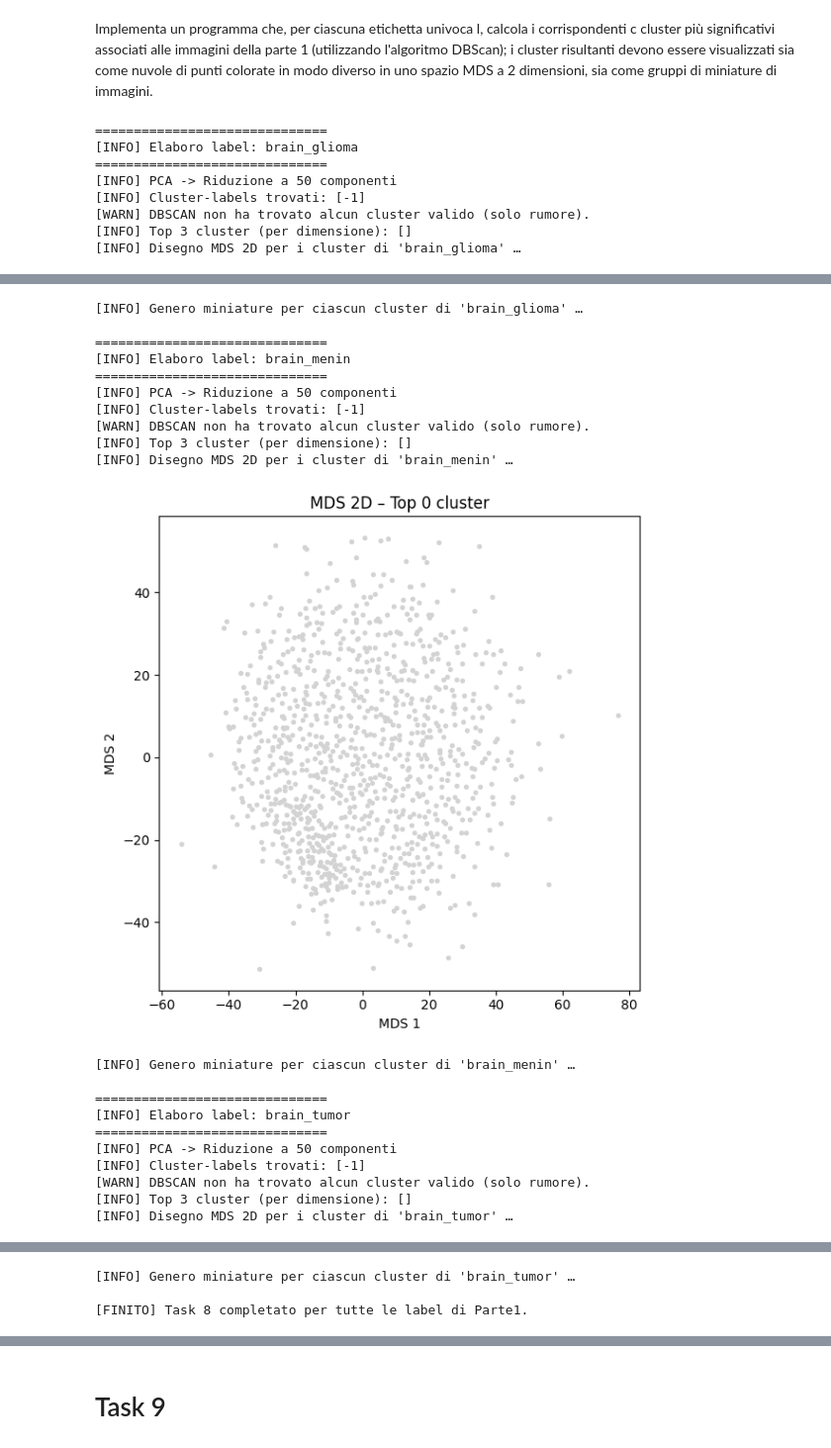
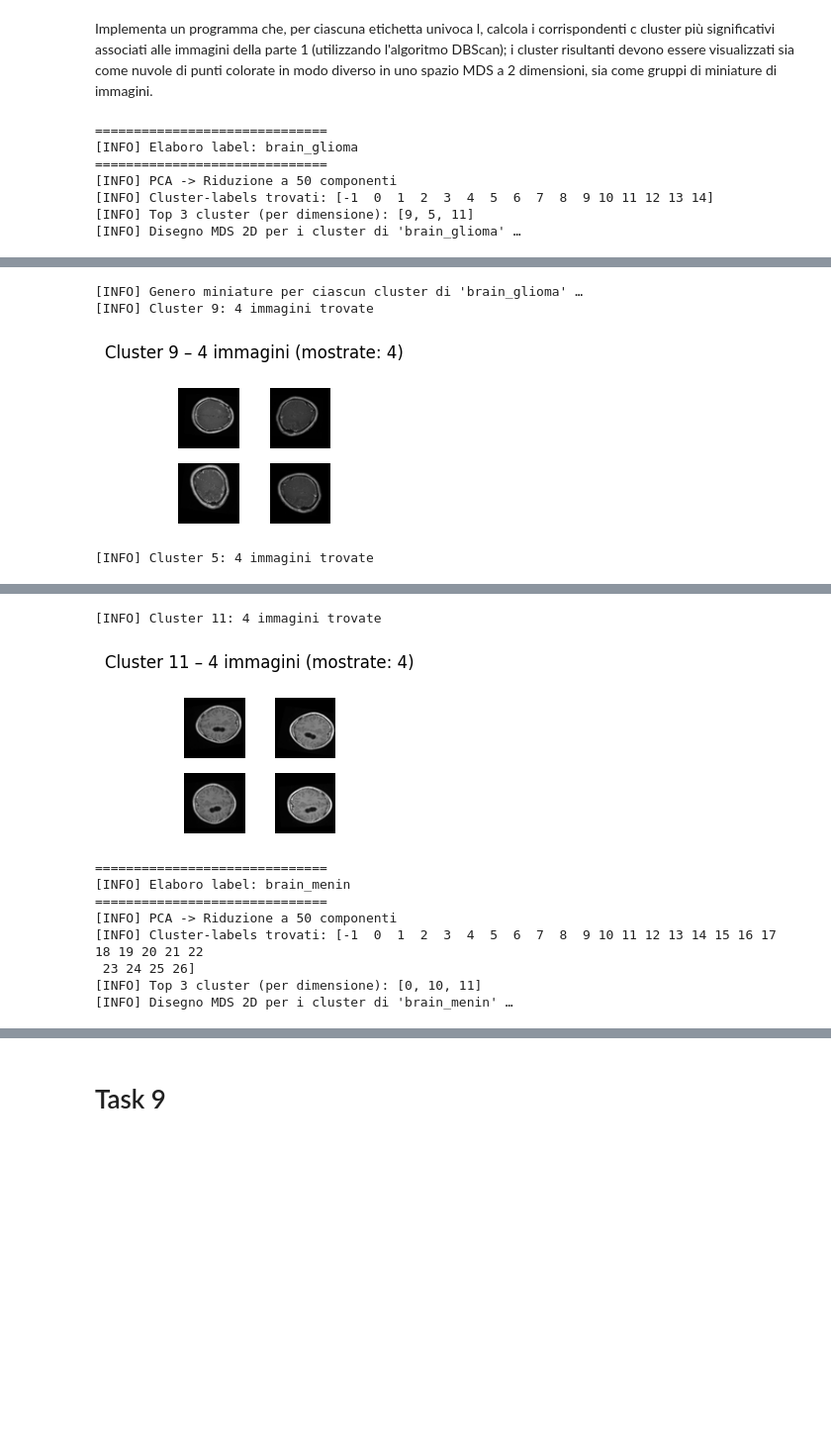
Before and after one commit to Calienn/DBmulti, a Jupyter notebook: resnet1024.ipynb, the cells around one changed output, grey strips where cells are left out. Shown at 99% size. Cells and saved outputs as stored; diff of their text form; code cells hidden in the pictures; blank space fills up the shorter version.

```diff
--- a/resnet1024.ipynb
+++ b/resnet1024.ipynb
@@ -780,13 +767,13 @@ def show_cluster_thumbnails(images, cluster_labels, top_clusters, thumb_size=(64
 # ================================
 
 # 3) PARAMETRI (modificabili a piacere)
-eps = 2.0            # valore DBSCAN di esempio
+eps = 4              # valore DBSCAN di esempio
 min_samples = 3      # valore DBSCAN di esempio
 n_components = 50    # quante dimensioni tenere con PCA PRIMA di DBSCAN
 c = 3                # quanti cluster “significativi” voglio prendere per ciascuna label
 
 # 4) Creare una cartella di output (facoltativo)
-output_base = "./results_task8"
+output_base = "./results_task8_resnet1024"
 os.makedirs(output_base, exist_ok=True)
 
 # 3) Costruisco l’elenco dei full path per tutte le immagini
@@ -857,7 +844,6 @@ print("\n[FINITO] Task 8 completato per tutte le label di Parte1.")
 [INFO] Elaboro label: brain_glioma
 ==============================
 [INFO] PCA -> Riduzione a 50 componenti
-[INFO] Cluster-labels trovati: [-1]
-[WARN] DBSCAN non ha trovato alcun cluster valido (solo rumore).
-[INFO] Top 3 cluster (per dimensione): []
+[INFO] Cluster-labels trovati: [-1  0  1  2  3  4  5  6  7  8  9 10 11 12 13 14]
+[INFO] Top 3 cluster (per dimensione): [9, 5, 11]
 [INFO] Disegno MDS 2D per i cluster di 'brain_glioma' …
@@ -865,21 +851,4 @@ print("\n[FINITO] Task 8 completato per tutte le label di Parte1.")
 [INFO] Genero miniature per ciascun cluster di 'brain_glioma' …
-
-==============================
-[INFO] Elaboro label: brain_menin
-==============================
-[INFO] PCA -> Riduzione a 50 componenti
-[INFO] Cluster-labels trovati: [-1]
-[WARN] DBSCAN non ha trovato alcun cluster valido (solo rumore).
-[INFO] Top 3 cluster (per dimensione): []
-[INFO] Disegno MDS 2D per i cluster di 'brain_menin' …
+[INFO] Cluster 9: 4 immagini trovate
-[figure, old version]
+[figure, new version]
-[INFO] Genero miniature per ciascun cluster di 'brain_menin' …
-
-==============================
-[INFO] Elaboro label: brain_tumor
-==============================
-[INFO] PCA -> Riduzione a 50 componenti
-[INFO] Cluster-labels trovati: [-1]
-[WARN] DBSCAN non ha trovato alcun cluster valido (solo rumore).
-[INFO] Top 3 cluster (per dimensione): []
-[INFO] Disegno MDS 2D per i cluster di 'brain_tumor' …
+[INFO] Cluster 5: 4 immagini trovate
@@ -887,3 +856,10 @@ print("\n[FINITO] Task 8 completato per tutte le label di Parte1.")
-[INFO] Genero miniature per ciascun cluster di 'brain_tumor' …
-
-[FINITO] Task 8 completato per tutte le label di Parte1.
+[INFO] Cluster 11: 4 immagini trovate
+[figure, added]
+==============================
+[INFO] Elaboro label: brain_menin
+==============================
+[INFO] PCA -> Riduzione a 50 componenti
+[INFO] Cluster-labels trovati: [-1  0  1  2  3  4  5  6  7  8  9 10 11 12 13 14 15 16 17 18 19 20 21 22
+ 23 24 25 26]
+[INFO] Top 3 cluster (per dimensione): [0, 10, 11]
+[INFO] Disegno MDS 2D per i cluster di 'brain_menin' …
```
Also changed, not shown: parts of 10 cells of this notebook.
